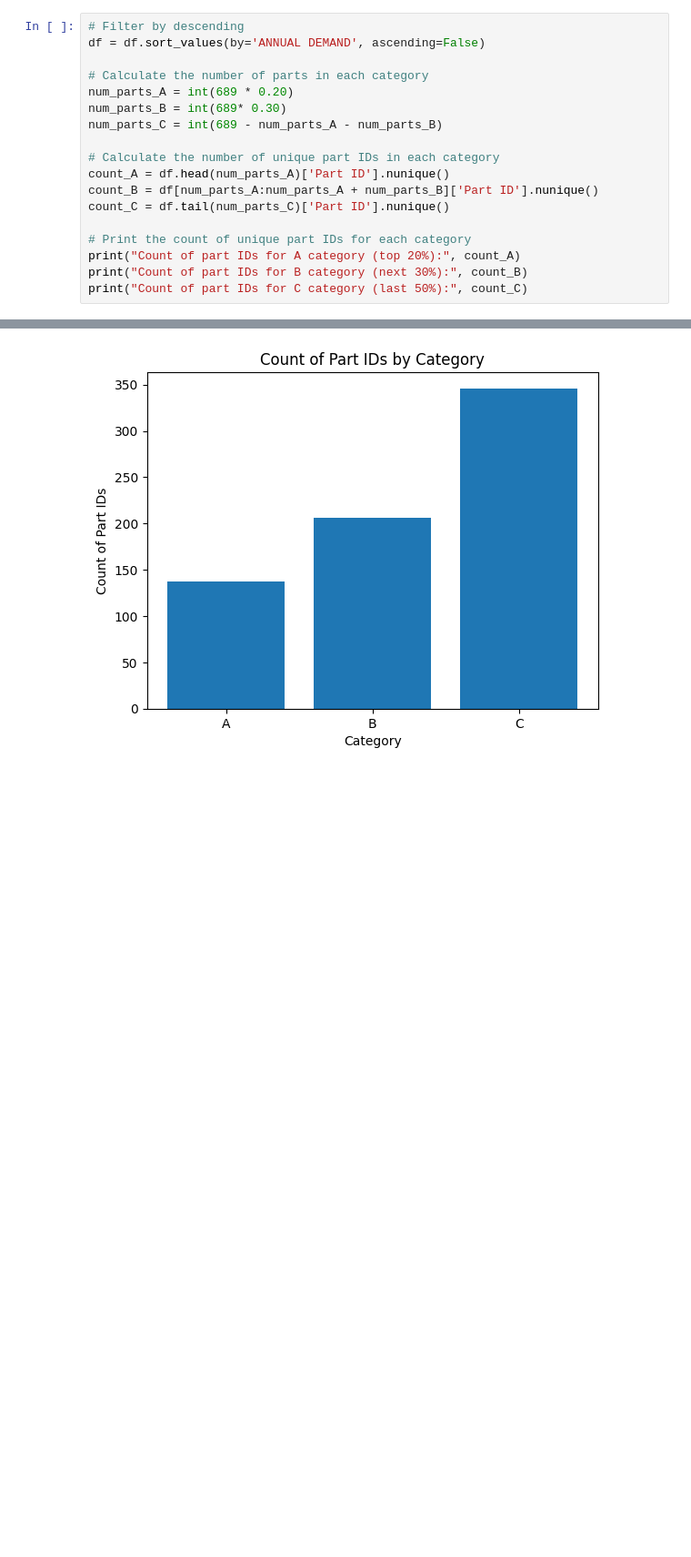
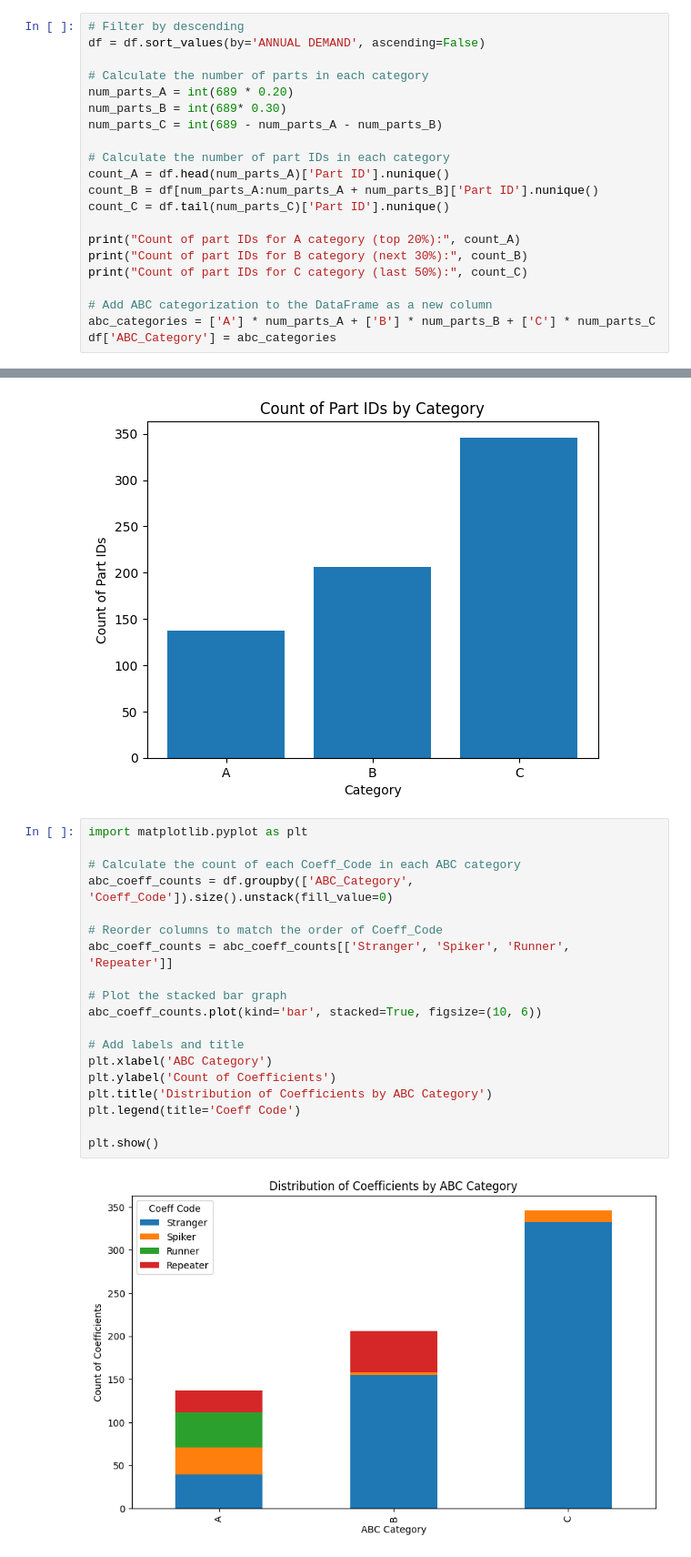
Before and after one commit to achchala/inventory-forecasting, a Jupyter notebook: ABC_analysis.ipynb, the cells around one changed output, grey strips where cells are left out. Shown at 91% size. Saved outputs shown, nothing was run; the diff lists cells and outputs as text; blank space fills up the shorter version.

```diff
--- a/ABC_analysis.ipynb
+++ b/ABC_analysis.ipynb
@@ -21,15 +21,18 @@ num_parts_A = int(689 * 0.20)
 num_parts_B = int(689* 0.30)
 num_parts_C = int(689 - num_parts_A - num_parts_B)
 
-# Calculate the number of unique part IDs in each category
+# Calculate the number of part IDs in each category
 count_A = df.head(num_parts_A)['Part ID'].nunique()
 count_B = df[num_parts_A:num_parts_A + num_parts_B]['Part ID'].nunique()
 count_C = df.tail(num_parts_C)['Part ID'].nunique()
 
-# Print the count of unique part IDs for each category
 print("Count of part IDs for A category (top 20%):", count_A)
 print("Count of part IDs for B category (next 30%):", count_B)
 print("Count of part IDs for C category (last 50%):", count_C)
+
+# Add ABC categorization to the DataFrame as a new column
+abc_categories = ['A'] * num_parts_A + ['B'] * num_parts_B + ['C'] * num_parts_C
+df['ABC_Category'] = abc_categories
 # %% [output]
 Count of part IDs for A category (top 20%): 137
 Count of part IDs for B category (next 30%): 206
@@ -48,3 +51,24 @@ plt.title('Count of Part IDs by Category')
 plt.show()
 # %% [output]
 [figure]
+# %%
+import matplotlib.pyplot as plt
+
+# Calculate the count of each Coeff_Code in each ABC category
+abc_coeff_counts = df.groupby(['ABC_Category', 'Coeff_Code']).size().unstack(fill_value=0)
+
+# Reorder columns to match the order of Coeff_Code
+abc_coeff_counts = abc_coeff_counts[['Stranger', 'Spiker', 'Runner', 'Repeater']]
+
+# Plot the stacked bar graph
+abc_coeff_counts.plot(kind='bar', stacked=True, figsize=(10, 6))
+
+# Add labels and title
+plt.xlabel('ABC Category')
+plt.ylabel('Count of Coefficients')
+plt.title('Distribution of Coefficients by ABC Category')
+plt.legend(title='Coeff Code')
+
+plt.show()
+# %% [output]
+[figure, added]
```
